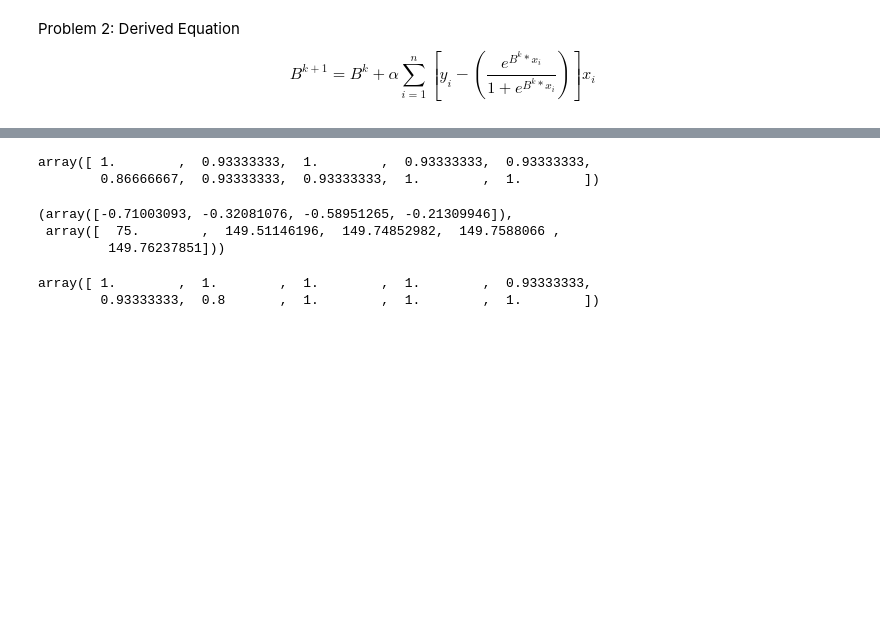
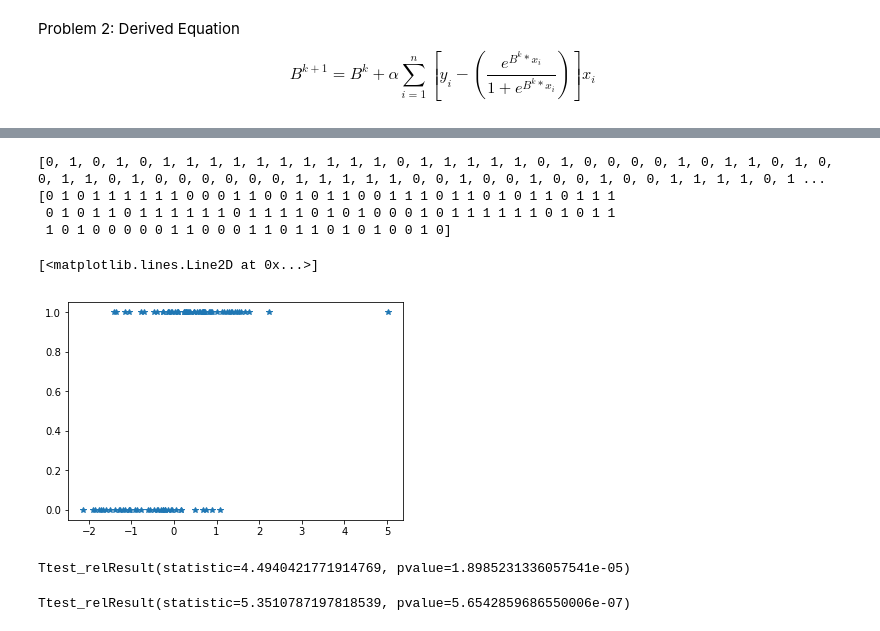
Before and after one commit to mhipona/cmsc320-mhipona, a Jupyter notebook: project3/project3.ipynb, the cells around one changed output, grey strips where cells are left out. Saved outputs shown, nothing was run; the diff lists cells and outputs as text; code cells hidden in the pictures; blank space fills up the shorter version.

```diff
--- a/project3/project3.ipynb
+++ b/project3/project3.ipynb
@@ -257,36 +281,53 @@ plt.plot(log_gen_data_x[0], theta, '*')
 # %%
 ## Try it out
-from sklearn.model_selection import cross_val_score
+from sklearn.model_selection import cross_val_predict
 from sklearn import datasets
 from sklearn import tree
+from sklearn import metrics
 
 ## Import dataset
-iris = datasets.load_iris()
+## iris = datasets.load_digits()
+#gen_data_x, gen_data_y = datasets.make_regression(n_samples=20, n_features=20, noise = 1.5)
+
+#simulate data for logistic regression.  This is similar to linear, only now values are either 0 or 1.
+X, dump_y = datasets.make_regression(n_samples=100, n_features=20, noise = 1.5)
+Y = [0 if i>20 else 1 for i in dump_y]
 
 ## Decision Tree Model
 model = tree.DecisionTreeClassifier()
 
-# Get score s for ten fold validation (cv=10 means ten fold)
-scores1 = cross_val_score(model, iris.data, iris.target, cv=10)
-scores1
+# Get scores for ten fold validation (cv=10 means ten fold)
+scores1 = cross_val_predict(model, X, Y, cv=10)
+print(Y)
+print(scores1)
 # %% [output]
-array([ 1.        ,  0.93333333,  1.        ,  0.93333333,  0.93333333,
-        0.86666667,  0.93333333,  0.93333333,  1.        ,  1.        ])
+[0, 1, 0, 1, 0, 1, 1, 1, 1, 1, 1, 1, 1, 1, 1, 0, 1, 1, 1, 1, 1, 0, 1, 0, 0, 0, 0, 1, 0, 1, 1, 0, 1, 0, 0, 1, 1, 0, 1, 0, 0, 0, 0, 0, 0, 1, 1, 1, 1, 1, 0, 0, 1, 0, 0, 1, 0, 0, 1, 0, 0, 1, 1, 1, 1, 0, 1 ...
+[0 1 0 1 1 1 1 1 1 0 0 0 1 1 0 0 1 0 1 1 0 0 1 1 1 0 1 1 0 1 0 1 1 0 1 1 1
+ 0 1 0 1 1 0 1 1 1 1 1 1 0 1 1 1 1 0 1 0 1 0 0 0 1 0 1 1 1 1 1 1 0 1 0 1 1
+ 1 0 1 0 0 0 0 0 1 1 0 0 0 1 1 0 1 1 0 1 0 1 0 0 1 0]
-# %%
-## Scores when using gradient descent
-gradDesc_scores = grad_descent(iris.data, iris.target, 5, 5, len(iris.target))
-gradDesc_scores
-# %% [output]
-(array([-0.71003093, -0.32081076, -0.58951265, -0.21309946]),
- array([  75.        ,  149.51146196,  149.74852982,  149.7588066 ,
-         149.76237851]))
+# %%
+## Scores when using gradient descent
+(theta,loss) = grad_descent(X, Y, 20, 20, len(Y))
+estimated = np.zeros(len(Y))
+for i in range(len(X[0])):
+    estimated += X[:, i] * theta[i]
+estimated += loss
+plt.plot(estimated, Y, '*')
+# %% [output]
+[<matplotlib.lines.Line2D at 0x...>]
+[figure, added]
+# %%
+## T test for gradient descent and tree model
+from scipy import stats
+stats.ttest_rel(scores1,estimated)
+# %% [output]
+Ttest_relResult(statistic=4.4940421771914769, pvalue=1.8985231336057541e-05)
 # %%
 ## linear SVM Model
 from sklearn import svm
 
 model2 = svm.LinearSVC()
-scores2 = cross_val_score(model2, iris.data, iris.target, cv=10)
-scores2
+scores2 = cross_val_predict(model2, X, Y, cv=10)
+stats.ttest_rel(scores2,estimated)
 # %% [output]
-array([ 1.        ,  1.        ,  1.        ,  1.        ,  0.93333333,
-        0.93333333,  0.8       ,  1.        ,  1.        ,  1.        ])
+Ttest_relResult(statistic=5.3510787197818539, pvalue=5.6542859686550006e-07)
```
Also changed, not shown: parts of 13 cells of this notebook.
